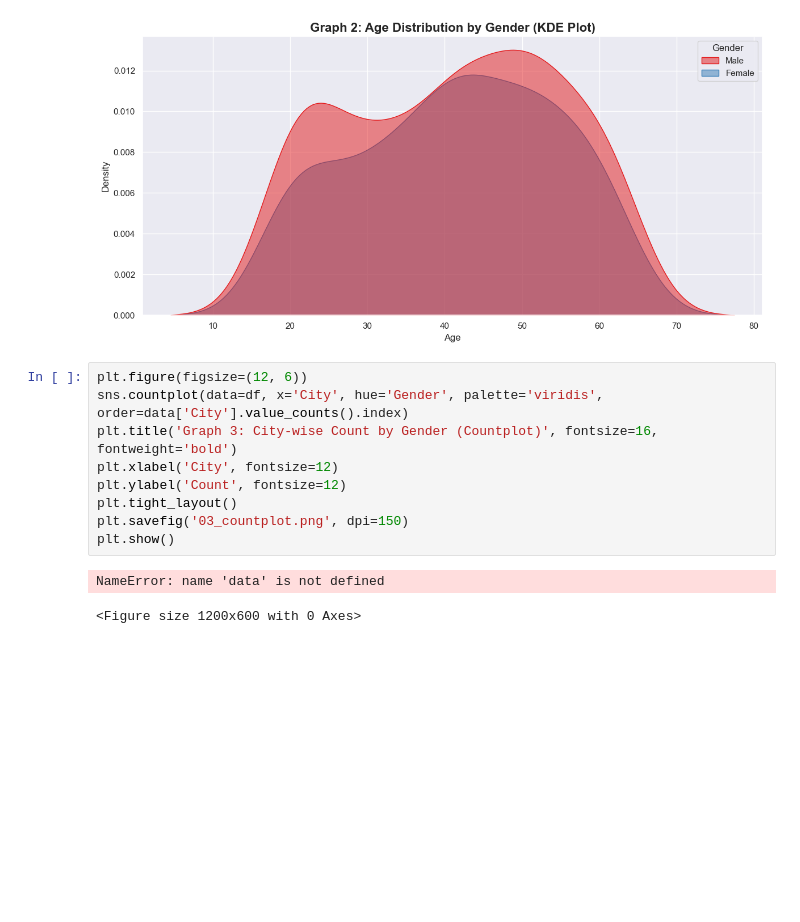
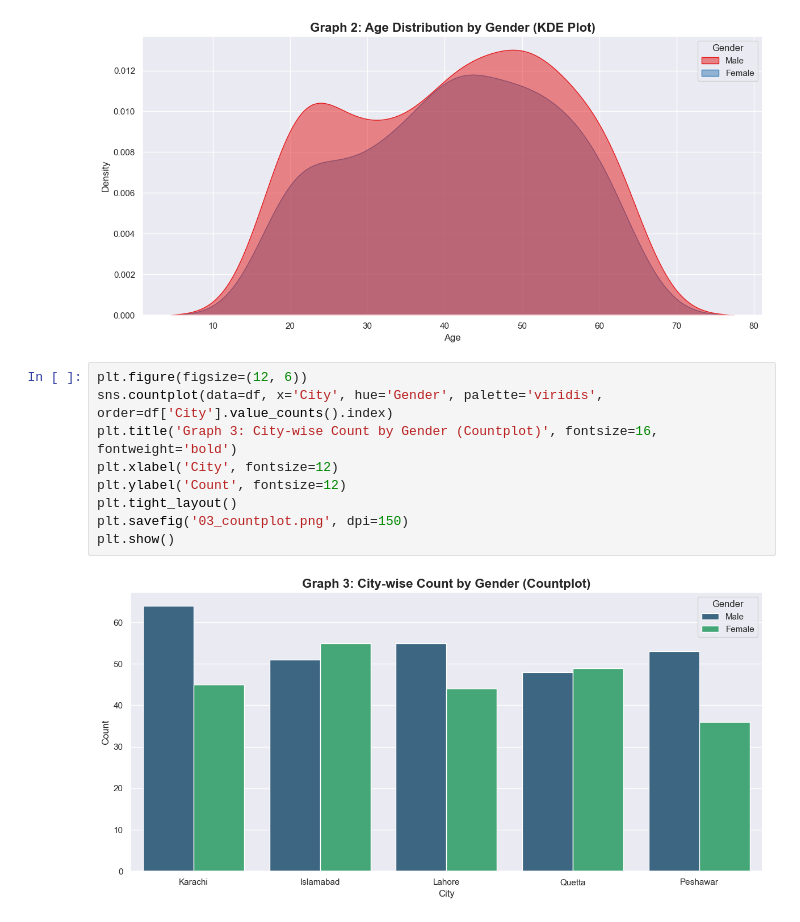
Before and after one commit to Muhammad-Saifullah1/Pakistan_corporate_Employee_Analysis-by-Seaborn, a Jupyter notebook: Seaborn_practice.ipynb, the cells around one changed output. Drawn from its saved outputs; the diff is of its cells as text; blank space fills up the shorter version.

Commit message:
Fix Error and download images

```diff
--- a/Seaborn_practice.ipynb
+++ b/Seaborn_practice.ipynb
@@ -66,16 +66,15 @@ plt.show()
 [figure]
 # %%
 plt.figure(figsize=(12, 6))
-sns.countplot(data=df, x='City', hue='Gender', palette='viridis', order=data['City'].value_counts().index)
+sns.countplot(data=df, x='City', hue='Gender', palette='viridis', order=df['City'].value_counts().index)
 plt.title('Graph 3: City-wise Count by Gender (Countplot)', fontsize=16, fontweight='bold')
 plt.xlabel('City', fontsize=12)
 plt.ylabel('Count', fontsize=12)
 plt.tight_layout()
 plt.savefig('03_countplot.png', dpi=150)
 plt.show()
 # %% [output]
-NameError: name 'data' is not defined
-<Figure size 1200x600 with 0 Axes>
+[figure, added]
 # %%
 plt.figure(figsize=(12, 6))
 sns.barplot(data=df, x='Department', y='Salary', hue='Gender', palette='magma', ci=None, estimator=np.mean)
```
Also changed, not shown: parts of 17 cells of this notebook, 20 other files.
